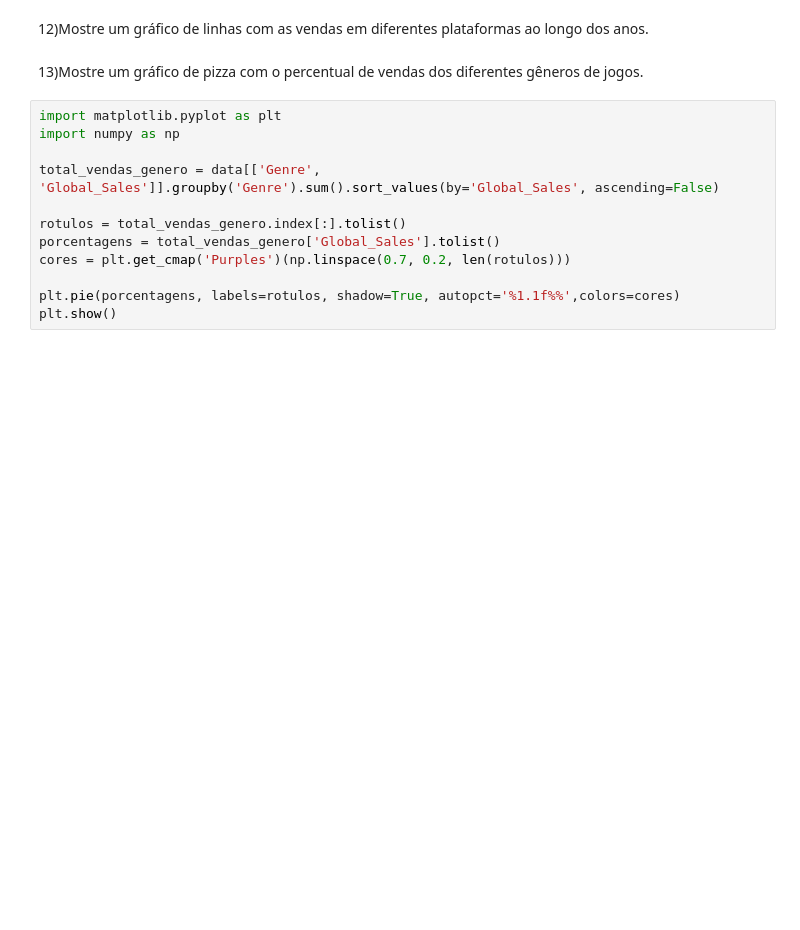
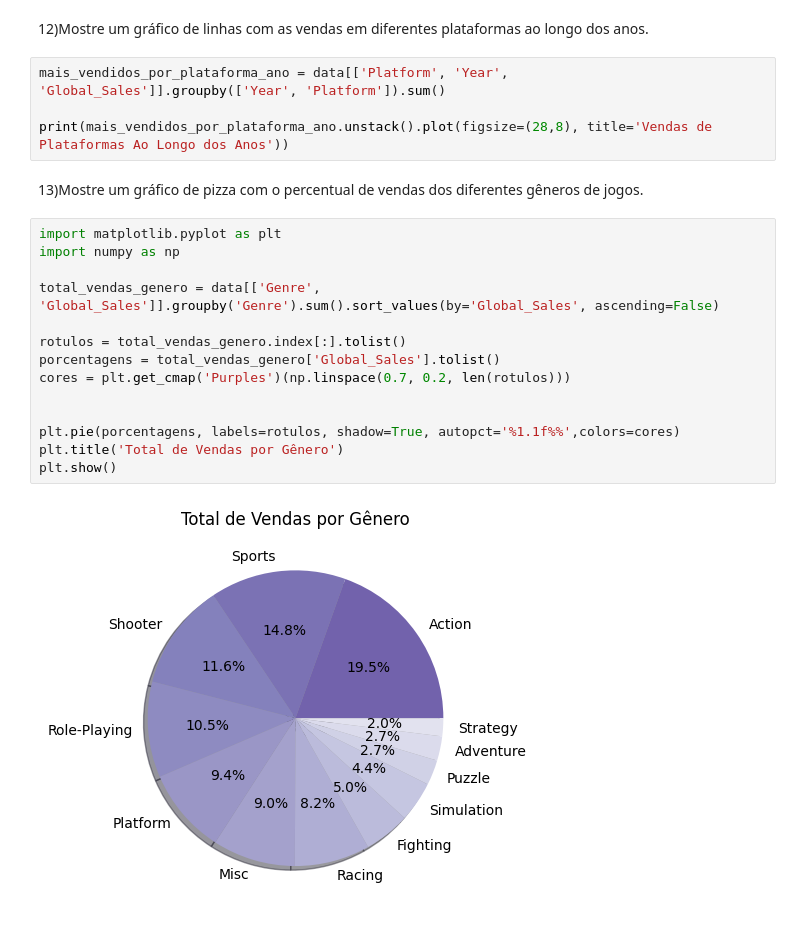
Before and after one commit to davic350/GROWDEV, a Jupyter notebook: Exercício Programação para Ciência de Dados - Pandas/exercicio_pandas_parte01.ipynb, the cells around one changed output. Saved outputs shown, nothing was run; the diff lists cells and outputs as text; blank space fills up the shorter version.

```diff
--- a/Exercício Programação para Ciência de Dados - Pandas/exercicio_pandas_parte01.ipynb
+++ b/Exercício Programação para Ciência de Dados - Pandas/exercicio_pandas_parte01.ipynb
@@ -133,18 +142,26 @@ print(f'O Nintendo Wii foi resposnável por {porcentagem_vendas_wii:.2f}% das Ou
 # %% [markdown]
 12)Mostre um gráfico de linhas com as vendas em diferentes plataformas ao
 longo dos anos.
+# %%
+mais_vendidos_por_plataforma_ano = data[['Platform', 'Year', 'Global_Sales']].groupby(['Year', 'Platform']).sum()
+
+print(mais_vendidos_por_plataforma_ano.unstack().plot(figsize=(28,8), title='Vendas de Plataformas Ao Longo dos Anos'))
 # %% [markdown]
 13)Mostre um gráfico de pizza com o percentual de vendas dos diferentes
 gêneros de jogos.
 # %%
 import matplotlib.pyplot as plt
 import numpy as np
 
 total_vendas_genero = data[['Genre', 'Global_Sales']].groupby('Genre').sum().sort_values(by='Global_Sales', ascending=False)
 
 rotulos = total_vendas_genero.index[:].tolist()
 porcentagens = total_vendas_genero['Global_Sales'].tolist()
 cores = plt.get_cmap('Purples')(np.linspace(0.7, 0.2, len(rotulos)))
 
+
 plt.pie(porcentagens, labels=rotulos, shadow=True, autopct='%1.1f%%',colors=cores)
+plt.title('Total de Vendas por Gênero')
 plt.show()
+# %% [output]
+[figure, added]
```
Also changed, not shown: parts of 7 cells of this notebook, 2 other files.
